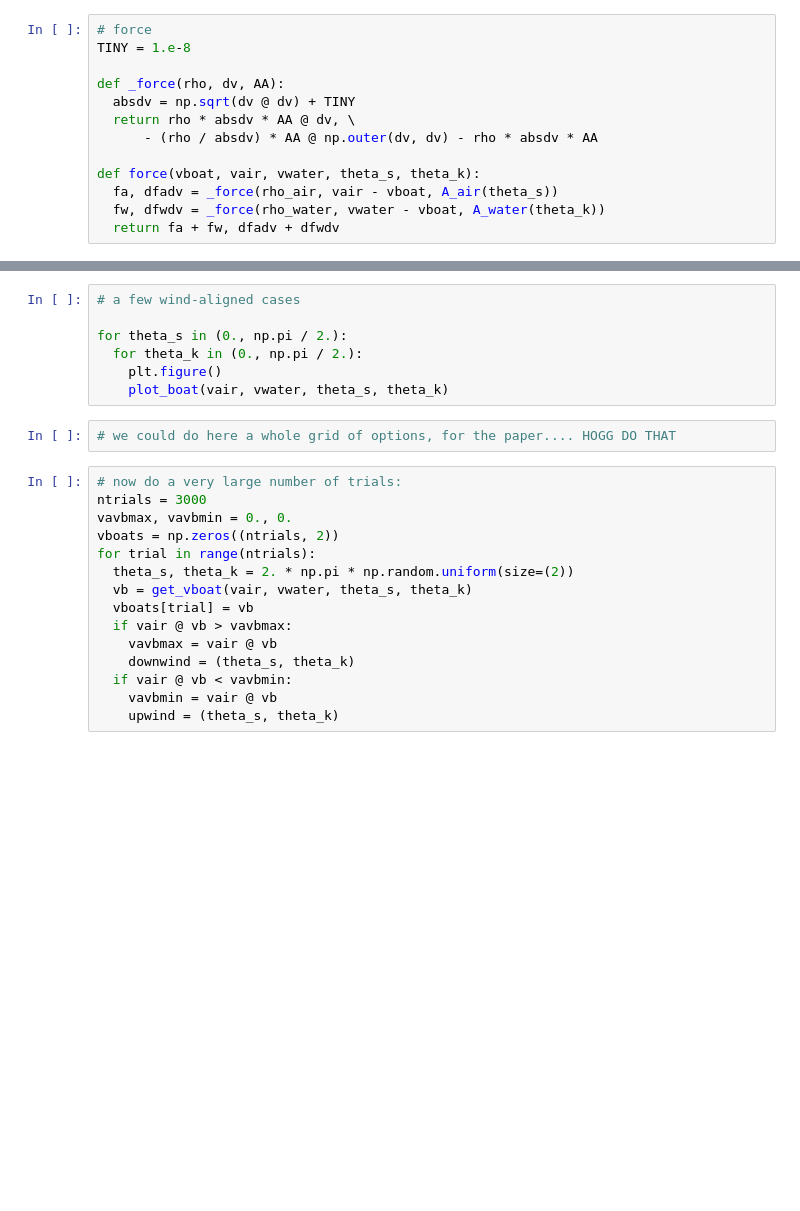
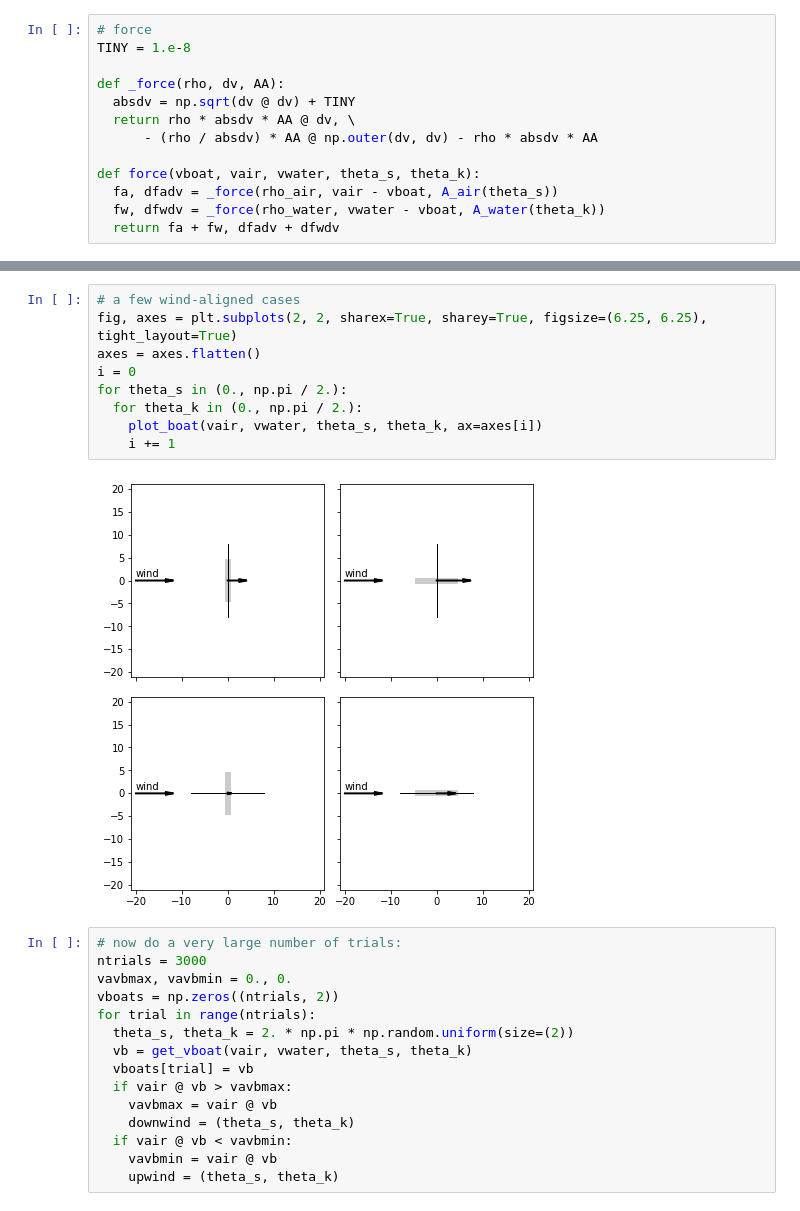
Before and after one commit to davidwhogg/Sailing, a Jupyter notebook: ipynb/sailing.ipynb, the cells around one changed output, grey strips where cells are left out. Cells and saved outputs as stored; diff of their text form; blank space fills up the shorter version.

```diff
--- a/ipynb/sailing.ipynb
+++ b/ipynb/sailing.ipynb
@@ -129,12 +134,14 @@ for theta_s, theta_k in 2. * np.pi * np.random.uniform(size=(5, 2)):
 # %%
 # a few wind-aligned cases
-
+fig, axes = plt.subplots(2, 2, sharex=True, sharey=True, figsize=(6.25, 6.25), tight_layout=True)
+axes = axes.flatten()
+i = 0
 for theta_s in (0., np.pi / 2.):
   for theta_k in (0., np.pi / 2.):
-    plt.figure()
-    plot_boat(vair, vwater, theta_s, theta_k)
+    plot_boat(vair, vwater, theta_s, theta_k, ax=axes[i])
+    i += 1
+# %% [output]
+[figure, added]
-# %%
-# we could do here a whole grid of options, for the paper.... HOGG DO THAT
 # %%
 # now do a very large number of trials:
 ntrials = 3000
```
Also changed, not shown: parts of 13 cells of this notebook.
